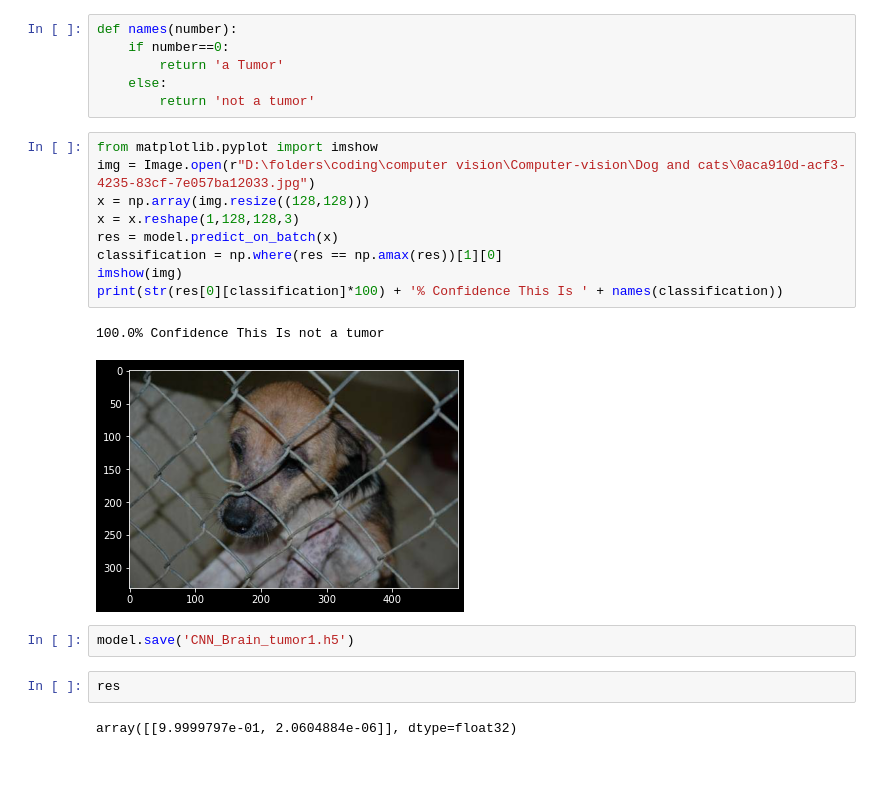
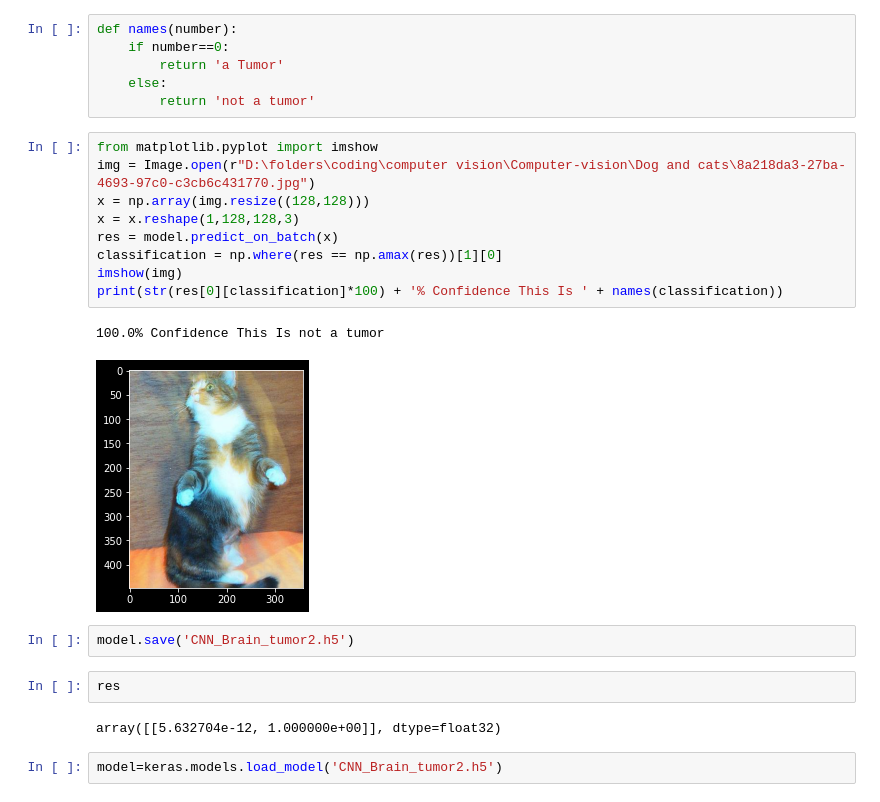
Before and after one commit to shivampandeyvns/DM-project, a Jupyter notebook: Custom CNN.ipynb, the cells around one changed output. Drawn from its saved outputs; the diff is of its cells as text; blank space fills up the shorter version.

```diff
--- a/Custom CNN.ipynb
+++ b/Custom CNN.ipynb
@@ -163,19 +163,21 @@ def names(number):
         return 'not a tumor'
 # %%
 from matplotlib.pyplot import imshow
-img = Image.open(r"D:\folders\coding\computer vision\Computer-vision\Dog and cats\0aca910d-acf3-4235-83cf-7e057ba12033.jpg")
+img = Image.open(r"D:\folders\coding\computer vision\Computer-vision\Dog and cats\8a218da3-27ba-4693-97c0-c3cb6c431770.jpg")
 x = np.array(img.resize((128,128)))
 x = x.reshape(1,128,128,3)
 res = model.predict_on_batch(x)
 classification = np.where(res == np.amax(res))[1][0]
 imshow(img)
 print(str(res[0][classification]*100) + '% Confidence This Is ' + names(classification))
 # %% [output]
 100.0% Confidence This Is not a tumor
-[figure, old version]
+[figure, new version]
 # %%
-model.save('CNN_Brain_tumor1.h5')
+model.save('CNN_Brain_tumor2.h5')
 # %%
 res
 # %% [output]
-array([[9.9999797e-01, 2.0604884e-06]], dtype=float32)
+array([[5.632704e-12, 1.000000e+00]], dtype=float32)
+# %%
+model=keras.models.load_model('CNN_Brain_tumor2.h5')
```
Also changed, not shown: 5 other files.
